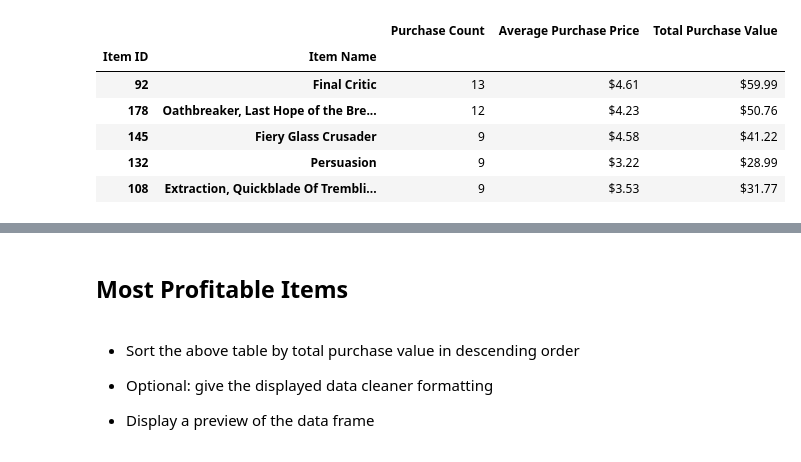
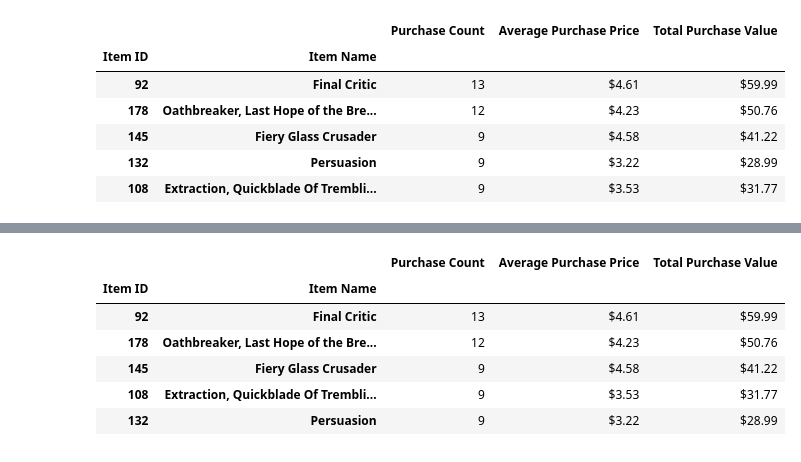
Before and after one commit to caseyjuergens/pandas-challenge, a Jupyter notebook: HeroesOfPymoli/main-checkpoint.ipynb, the cells around one changed output, grey strips where cells are left out. Cells and saved outputs as stored; diff of their text form; code cells hidden in the pictures.

Commit message:
finsihed last section! yay

```diff
--- a/HeroesOfPymoli/main-checkpoint.ipynb
+++ b/HeroesOfPymoli/main-checkpoint.ipynb
@@ -254,10 +219,0 @@ Name: Price, Length: 179, dtype: float64
-# %% [markdown]
-## Most Profitable Items
-# %% [markdown]
-* Sort the above table by total purchase value in descending order
-
-
-* Optional: give the displayed data cleaner formatting
-
-
-* Display a preview of the data frame
@@ -265,0 +220,14 @@ Name: Price, Length: 179, dtype: float64
+# %%
+#---Most Profitable Items-----------------------------------
+#sort above table in descending order by total purchase value
+item_summary = item_summary.sort_values("Total Purchase Value", ascending = False).head(5)
+item_summary
+item_summary.style.format({"Average Purchase Price": "${:.2f}", "Total Purchase Value": "${:.2f}"})
+# %% [output]
+|  |  | Purchase Count | Average Purchase Price | Total Purchase Value |
+| Item ID | Item Name |  |  |  |
+| 92 | Final Critic | 13 | $4.61 | $59.99 |
+| 178 | Oathbreaker, Last Hope of the Bre... | 12 | $4.23 | $50.76 |
+| 145 | Fiery Glass Crusader | 9 | $4.58 | $41.22 |
+| 108 | Extraction, Quickblade Of Trembli... | 9 | $3.53 | $31.77 |
+| 132 | Persuasion | 9 | $3.22 | $28.99 |
```
Also changed, not shown: parts of 4 cells of this notebook.
